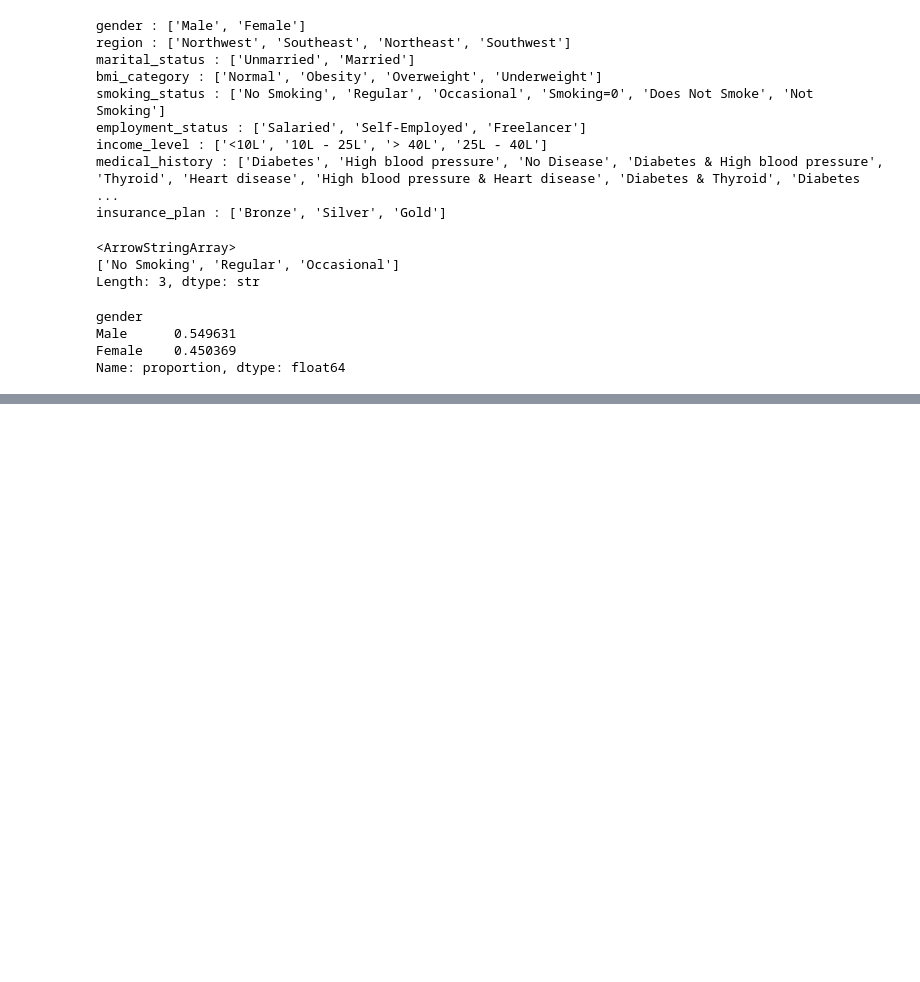
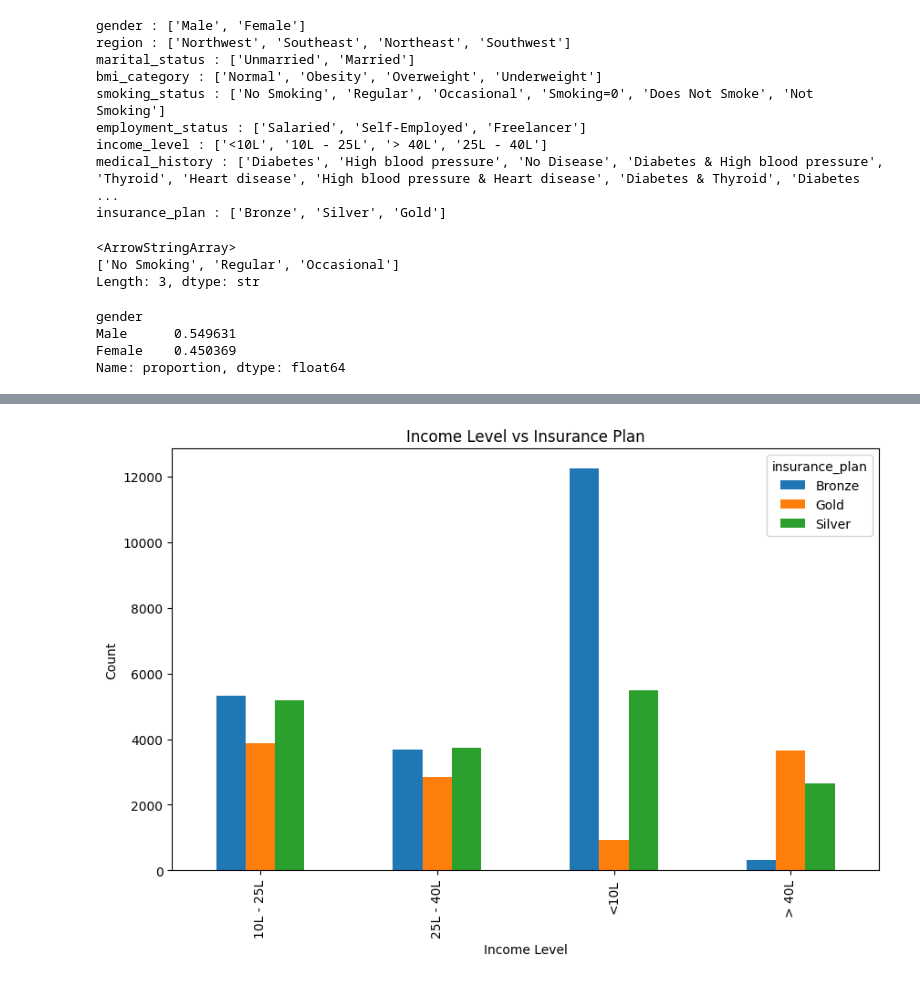
Before and after one commit to ittihadur/ML-Regression-Project, a Jupyter notebook: ML REGRESSION.ipynb, the cells around one changed output, grey strips where cells are left out. Saved outputs shown, nothing was run; the diff lists cells and outputs as text; code cells hidden in the pictures; blank space fills up the shorter version.

```diff
--- a/ML REGRESSION.ipynb
+++ b/ML REGRESSION.ipynb
@@ -224,0 +240,3 @@ Name: proportion, dtype: float64
+# %%
+crosstab = pd.crosstab(df2['income_level'], df2['insurance_plan'])
+crosstab
@@ -224,0 +250,8 @@ Name: proportion, dtype: float64
+# %%
+crosstab.plot(kind='bar', figsize=(10, 6))
+plt.title('Income Level vs Insurance Plan')
+plt.xlabel('Income Level')
+plt.ylabel('Count')
+plt.show()
+# %% [output]
+[figure, added]
```
Also changed, not shown: parts of 4 cells of this notebook.
